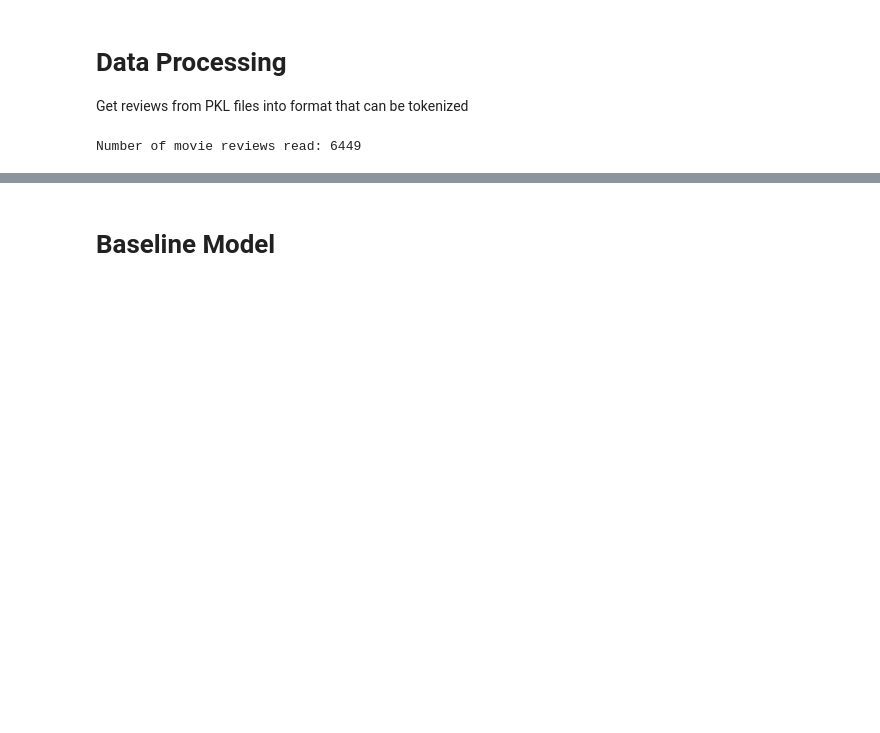
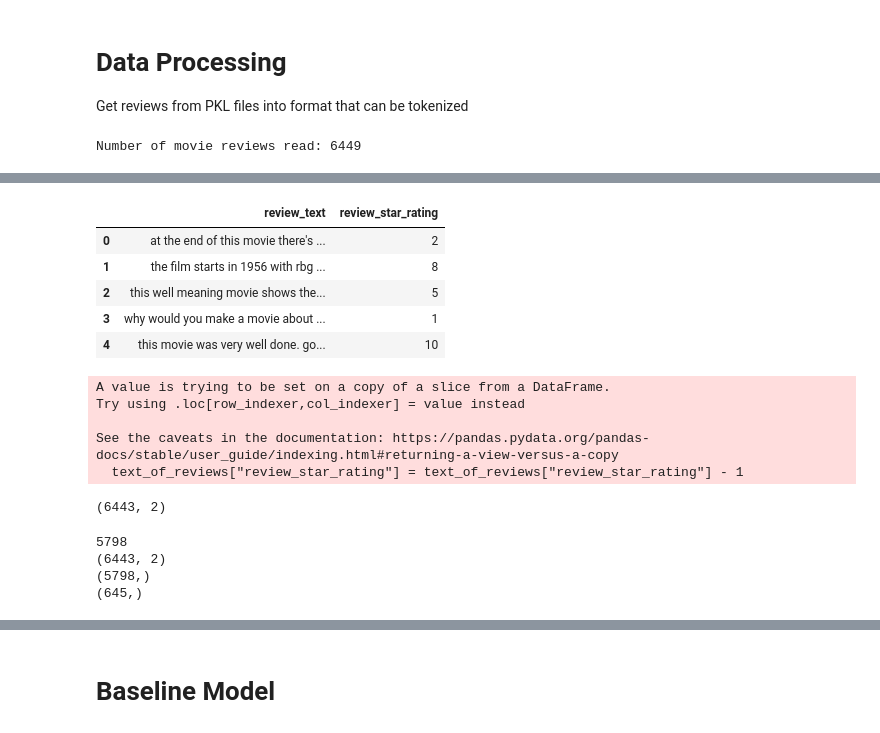
Before and after one commit to michael-a-green/Metis_Project5, a Jupyter notebook: Source/Project5.ipynb, the cells around one changed output, grey strips where cells are left out. Saved outputs shown, nothing was run; the diff lists cells and outputs as text; code cells hidden in the pictures; blank space fills up the shorter version.

```diff
--- a/Source/Project5.ipynb
+++ b/Source/Project5.ipynb
@@ -77,0 +156,47 @@ reviews_df = pd.DataFrame(reviews_dict)
+# %%
+text_of_reviews.head()
+# %% [output]
+|  | review_text | review_star_rating |
+| 0 | at the end of this movie there's ... | 2 |
+| 1 | the film starts in 1956 with rbg ... | 8 |
+| 2 | this well meaning movie shows the... | 5 |
+| 3 | why would you make a movie about ... | 1 |
+| 4 | this movie was very well done. go... | 10 |
+# %%
+#shifting range of ratings from 1,10 to 0,9
+text_of_reviews["review_star_rating"] = text_of_reviews["review_star_rating"] - 1
+# %% [output]
+A value is trying to be set on a copy of a slice from a DataFrame.
+Try using .loc[row_indexer,col_indexer] = value instead
+
+See the caveats in the documentation: https://pandas.pydata.org/pandas-docs/stable/user_guide/indexing.html#returning-a-view-versus-a-copy
+  text_of_reviews["review_star_rating"] = text_of_reviews["review_star_rating"] - 1
+# %%
+text_of_reviews.shape
+# %% [output]
+(6443, 2)
+# %%
+#TODO Randomize sets or find tensorflow train test split or use sklearn train test split
+train_set_size = int ( ( text_of_reviews.shape[0] * TRAIN_SET_PERCENT ) / 100 )
+#test_set_size =  text_of_reviews.shape[0] - train_set_size
+
+review_indices = np.arange(text_of_reviews.shape[0])
+
+np.random.shuffle( review_indices)
+
+
+text_of_reviews = text_of_reviews.iloc[review_indices]
+
+training_indices = review_indices[:train_set_size]
+testing_indices = review_indices[train_set_size:]
+
+
+print(train_set_size)
+print(text_of_reviews.shape)
+print(training_indices.shape)
+print(testing_indices.shape)
+# %% [output]
+5798
+(6443, 2)
+(5798,)
+(645,)
```
Also changed, not shown: parts of 35 cells of this notebook.
